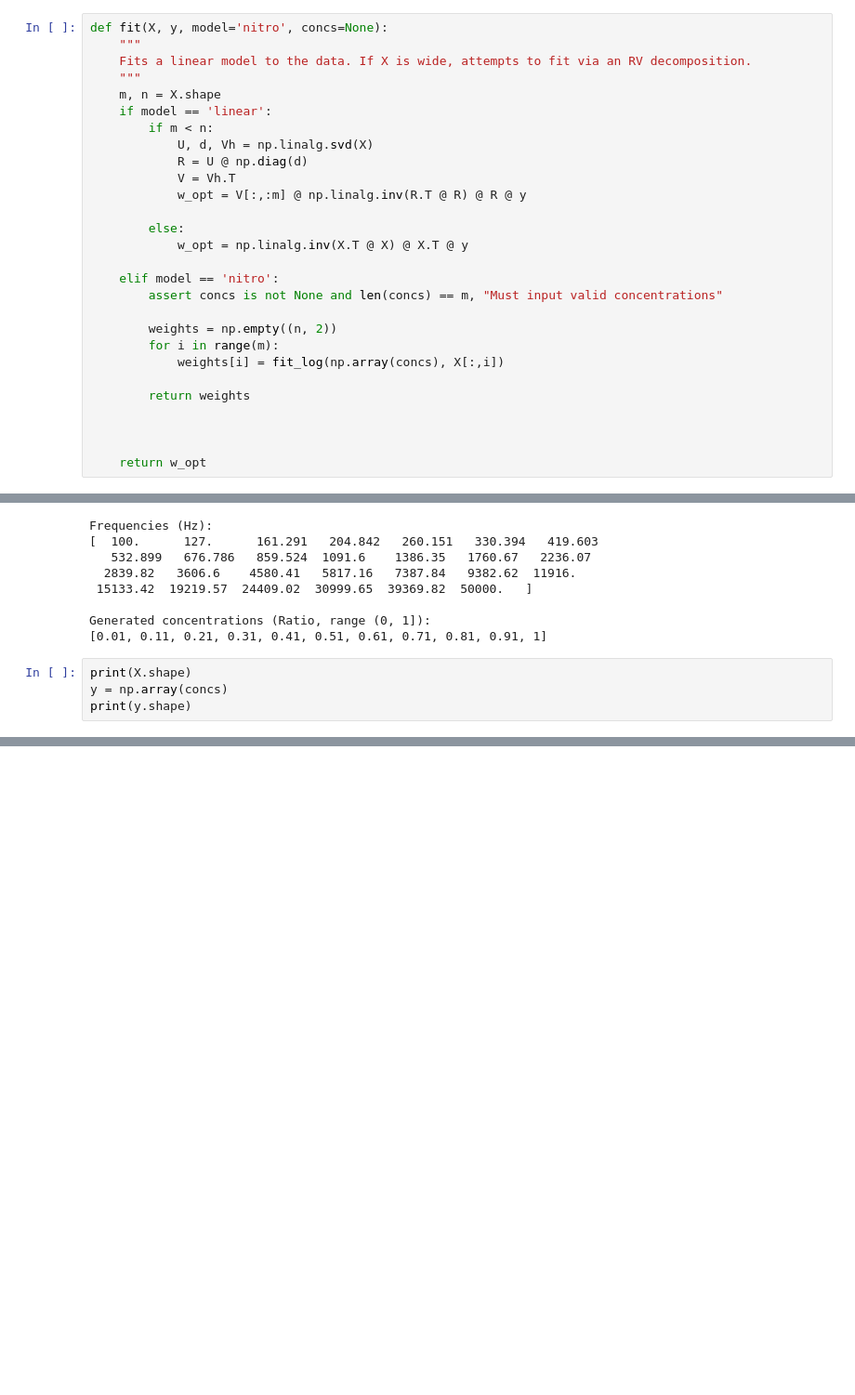
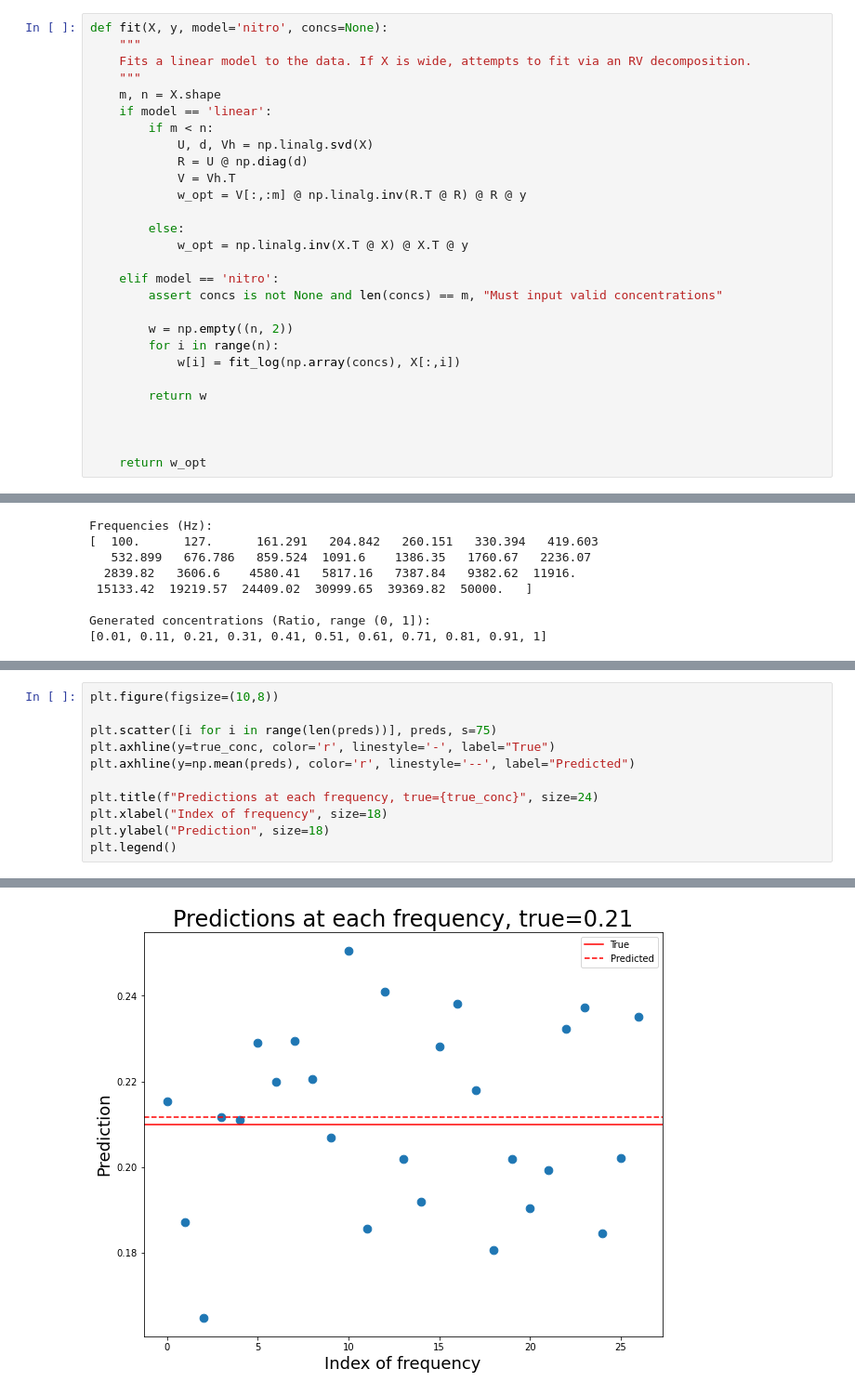
Before and after one commit to nazeern/nanotech, a Jupyter notebook: Sandbox.ipynb, the cells around one changed output, grey strips where cells are left out. Shown at 93% size. Drawn from its saved outputs; the diff is of its cells as text; blank space fills up the shorter version.

```diff
--- a/Sandbox.ipynb
+++ b/Sandbox.ipynb
@@ -566,11 +571,11 @@ def fit(X, y, model='nitro', concs=None):
     elif model == 'nitro':
         assert concs is not None and len(concs) == m, "Must input valid concentrations"
 
-        weights = np.empty((n, 2))
-        for i in range(m):
-            weights[i] = fit_log(np.array(concs), X[:,i])
+        w = np.empty((n, 2))
+        for i in range(n):
+            w[i] = fit_log(np.array(concs), X[:,i])
 
-        return weights
+        return w
 
 
 
@@ -629,7 +616,3 @@ Frequencies (Hz):
 
 Generated concentrations (Ratio, range (0, 1]):
 [0.01, 0.11, 0.21, 0.31, 0.41, 0.51, 0.61, 0.71, 0.81, 0.91, 1]
-# %%
-print(X.shape)
-y = np.array(concs)
-print(y.shape)
@@ -665,0 +674,12 @@ Freq 26: 0.0527660973286644
+# %%
+plt.figure(figsize=(10,8))
+
+plt.scatter([i for i in range(len(preds))], preds, s=75)
+plt.axhline(y=true_conc, color='r', linestyle='-', label="True")
+plt.axhline(y=np.mean(preds), color='r', linestyle='--', label="Predicted")
+
+plt.title(f"Predictions at each frequency, true={true_conc}", size=24)
+plt.xlabel("Index of frequency", size=18)
+plt.ylabel("Prediction", size=18)
+plt.legend()
+# %% [output]
@@ -665,0 +687 @@ Freq 26: 0.0527660973286644
+[figure, added]
```
Also changed, not shown: parts of 30 cells of this notebook.
